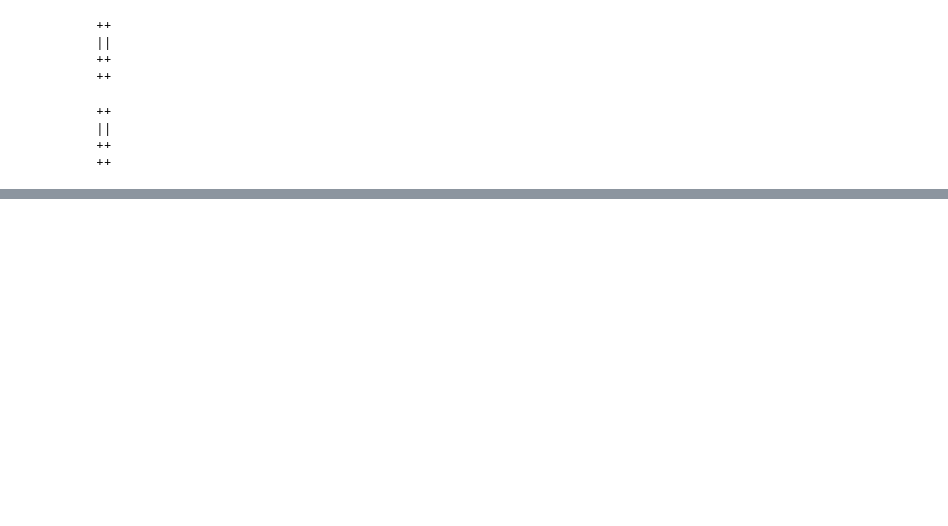
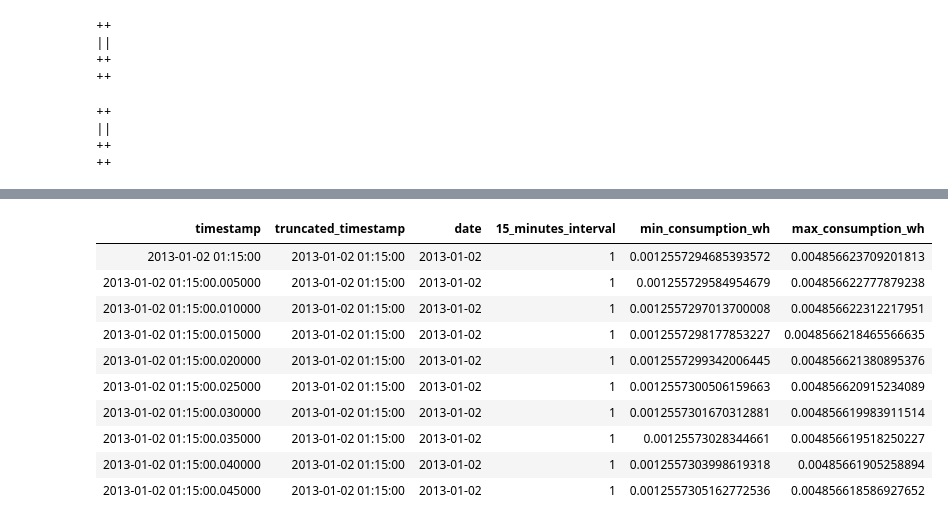
Before and after one commit to eslamdyab21/SolarX-Lakehouse, a Jupyter notebook: notebooks/wh_etl.ipynb, the cells around one changed output, grey strips where cells are left out. Drawn from its saved outputs; the diff is of its cells as text; code cells hidden in the pictures; blank space fills up the shorter version.

```diff
--- a/notebooks/wh_etl.ipynb
+++ b/notebooks/wh_etl.ipynb
@@ -463,0 +454,25 @@ ORDER BY _change_ordinal, _change_type DESC
+# %%
+%%sql
+
+SELECT
+    timestamp,
+    DATE_TRUNC('minute', timestamp) AS truncated_timestamp,
+    DATE(timestamp) as date,
+    15_minutes_interval,
+    min_consumption_wh,
+    max_consumption_wh
+FROM
+    SolarX_Raw_Transactions.home_power_readings
+LIMIT 10
+# %% [output]
+| timestamp | truncated_timestamp | date | 15_minutes_interval | min_consumption_wh | max_consumption_wh |
+| 2013-01-02 01:15:00 | 2013-01-02 01:15:00 | 2013-01-02 | 1 | 0.0012557294685393572 | 0.004856623709201813 |
+| 2013-01-02 01:15:00.005000 | 2013-01-02 01:15:00 | 2013-01-02 | 1 | 0.001255729584954679 | 0.004856622777879238 |
+| 2013-01-02 01:15:00.010000 | 2013-01-02 01:15:00 | 2013-01-02 | 1 | 0.0012557297013700008 | 0.004856622312217951 |
+| 2013-01-02 01:15:00.015000 | 2013-01-02 01:15:00 | 2013-01-02 | 1 | 0.0012557298177853227 | 0.0048566218465566635 |
+| 2013-01-02 01:15:00.020000 | 2013-01-02 01:15:00 | 2013-01-02 | 1 | 0.0012557299342006445 | 0.004856621380895376 |
+| 2013-01-02 01:15:00.025000 | 2013-01-02 01:15:00 | 2013-01-02 | 1 | 0.0012557300506159663 | 0.004856620915234089 |
+| 2013-01-02 01:15:00.030000 | 2013-01-02 01:15:00 | 2013-01-02 | 1 | 0.0012557301670312881 | 0.004856619983911514 |
+| 2013-01-02 01:15:00.035000 | 2013-01-02 01:15:00 | 2013-01-02 | 1 | 0.00125573028344661 | 0.004856619518250227 |
+| 2013-01-02 01:15:00.040000 | 2013-01-02 01:15:00 | 2013-01-02 | 1 | 0.0012557303998619318 | 0.00485661905258894 |
+| 2013-01-02 01:15:00.045000 | 2013-01-02 01:15:00 | 2013-01-02 | 1 | 0.0012557305162772536 | 0.004856618586927652 |
```
Also changed, not shown: parts of 29 cells of this notebook.
